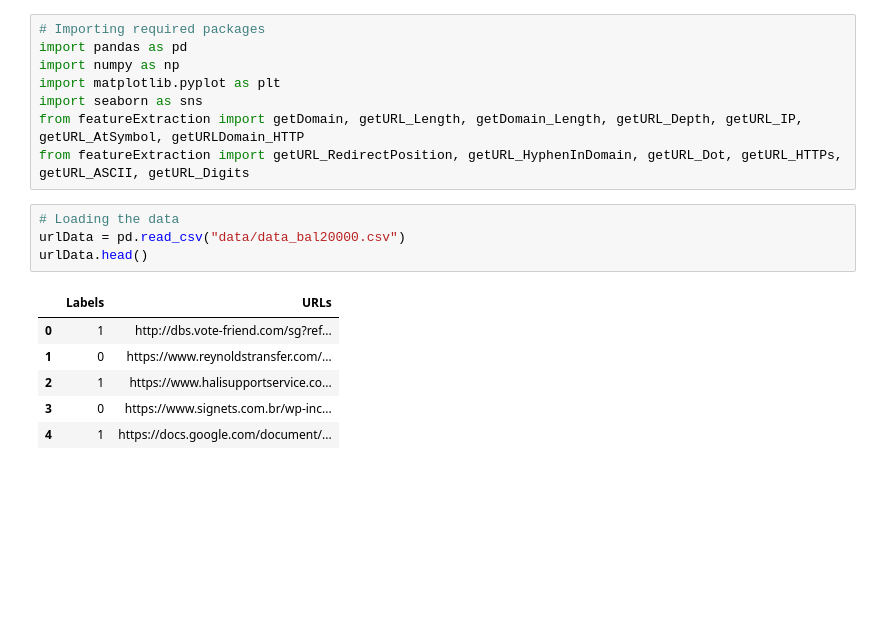
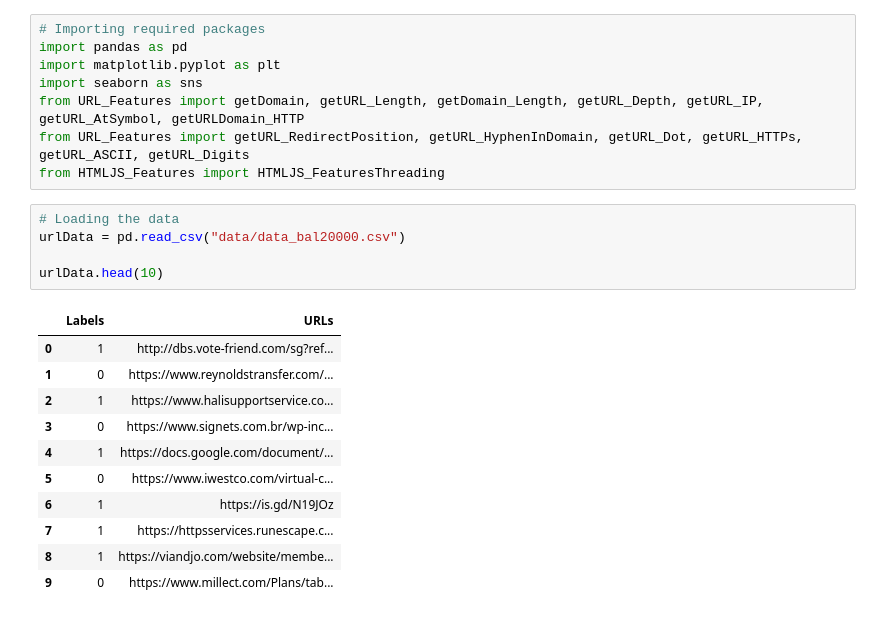
Before and after one commit to Or3a/ML-Project, a Jupyter notebook: MLProject_OreaKicaj.ipynb, the cells around one changed output. Cells and saved outputs as stored; diff of their text form; blank space fills up the shorter version.

```diff
--- a/MLProject_OreaKicaj.ipynb
+++ b/MLProject_OreaKicaj.ipynb
@@ -1,20 +1,26 @@
 # %%
 # Importing required packages
 import pandas as pd
-import numpy as np
 import matplotlib.pyplot as plt
 import seaborn as sns
-from featureExtraction import getDomain, getURL_Length, getDomain_Length, getURL_Depth, getURL_IP, getURL_AtSymbol, getURLDomain_HTTP
-from featureExtraction import getURL_RedirectPosition, getURL_HyphenInDomain, getURL_Dot, getURL_HTTPs, getURL_ASCII, getURL_Digits
+from URL_Features import getDomain, getURL_Length, getDomain_Length, getURL_Depth, getURL_IP, getURL_AtSymbol, getURLDomain_HTTP
+from URL_Features import getURL_RedirectPosition, getURL_HyphenInDomain, getURL_Dot, getURL_HTTPs, getURL_ASCII, getURL_Digits
+from HTMLJS_Features import HTMLJS_FeaturesThreading
 # %%
 # Loading the data
 urlData = pd.read_csv("data/data_bal20000.csv")
-urlData.head()
+
+urlData.head(10)
 # %% [output]
 |  | Labels | URLs |
 | 0 | 1 | http://dbs.vote-friend.com/sg?ref... |
 | 1 | 0 | https://www.reynoldstransfer.com/... |
 | 2 | 1 | https://www.halisupportservice.co... |
 | 3 | 0 | https://www.signets.com.br/wp-inc... |
 | 4 | 1 | https://docs.google.com/document/... |
+| 5 | 0 | https://www.iwestco.com/virtual-c... |
+| 6 | 1 | https://is.gd/N19JOz |
+| 7 | 1 | https://httpsservices.runescape.c... |
+| 8 | 1 | https://viandjo.com/website/membe... |
+| 9 | 0 | https://www.millect.com/Plans/tab... |
 # %%
```
Also changed, not shown: parts of 6 cells of this notebook, 7 other files.
